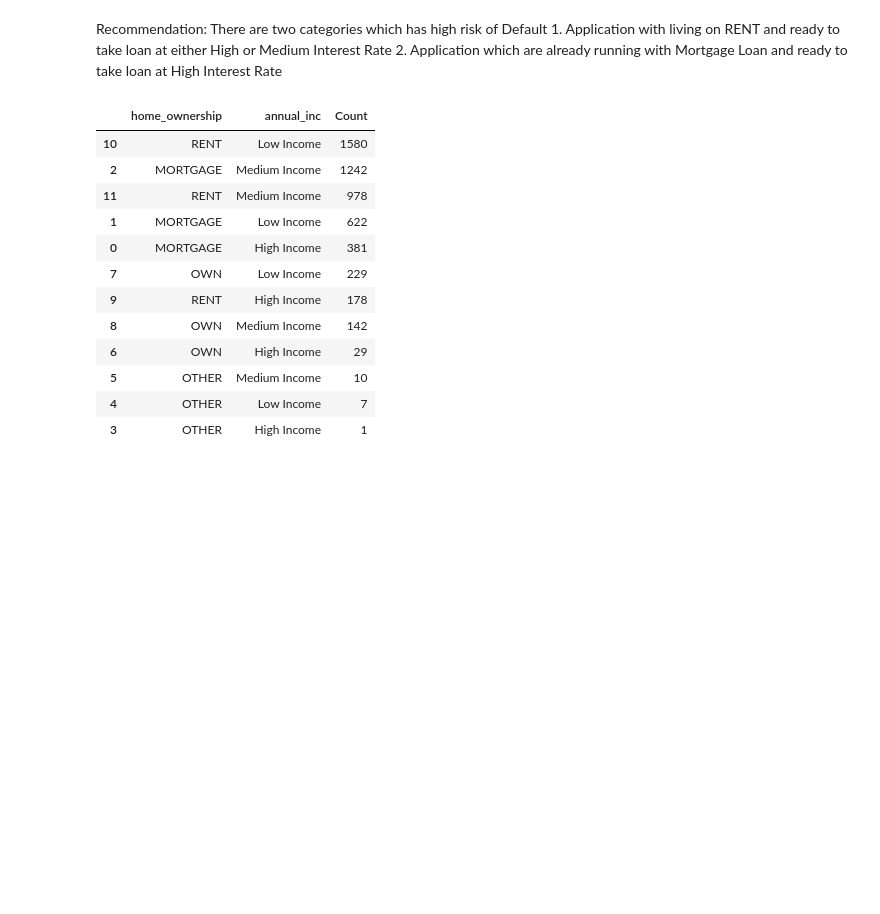
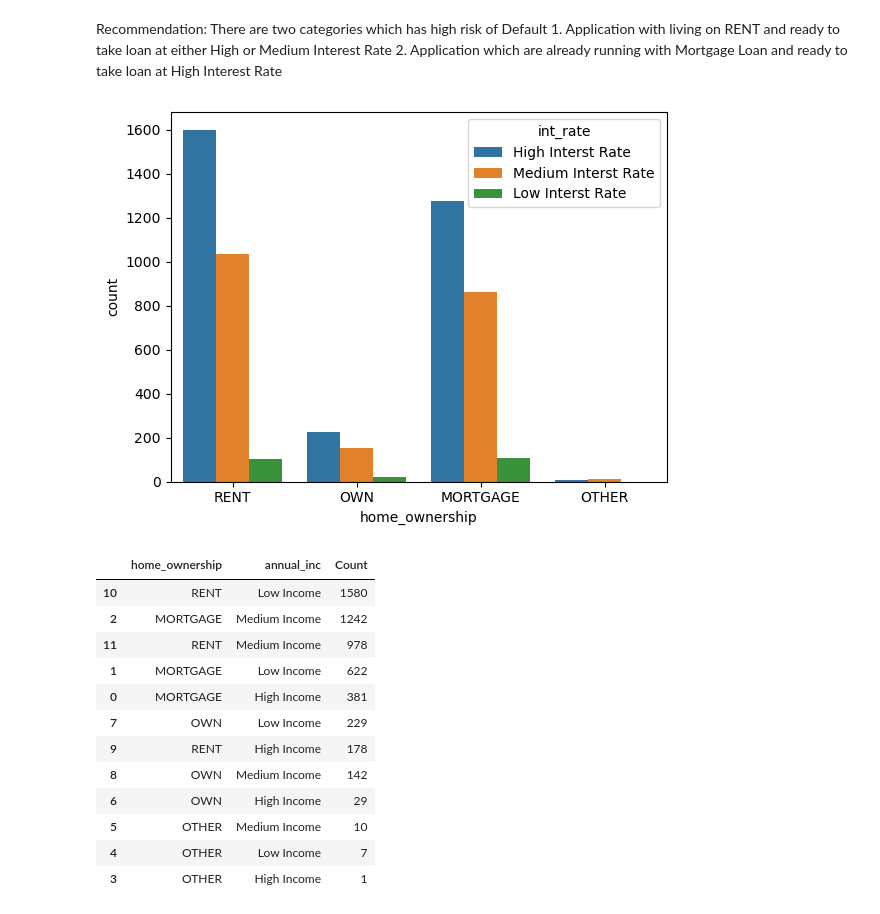
Before and after one commit to nikhilmlai/lendingclubcasestudy, a Jupyter notebook: Nikhil_Shembekar.ipynb, the cells around one changed output. Cells and saved outputs as stored; diff of their text form; code cells hidden in the pictures; blank space fills up the shorter version.

```diff
--- a/Nikhil_Shembekar.ipynb
+++ b/Nikhil_Shembekar.ipynb
@@ -683,6 +746,10 @@ chargedoff_loans.groupby(['home_ownership', 'int_rate']).size().reset_index(name
 Recommendation: There are two categories which has high risk of Default
                 1. Application with living on RENT and ready to take loan at either High or Medium Interest Rate
                 2. Application which are already running with Mortgage Loan and ready to take loan at High Interest Rate
+# %%
+cat_data_visualization("home_ownership", "int_rate")
+# %% [output]
+[figure, added]
 # %%
 chargedoff_loans.groupby(['home_ownership', 'annual_inc']).size().reset_index(name='Count').sort_values('Count',ascending=False)
 # %% [output]
```
Also changed, not shown: parts of 45 cells of this notebook.
